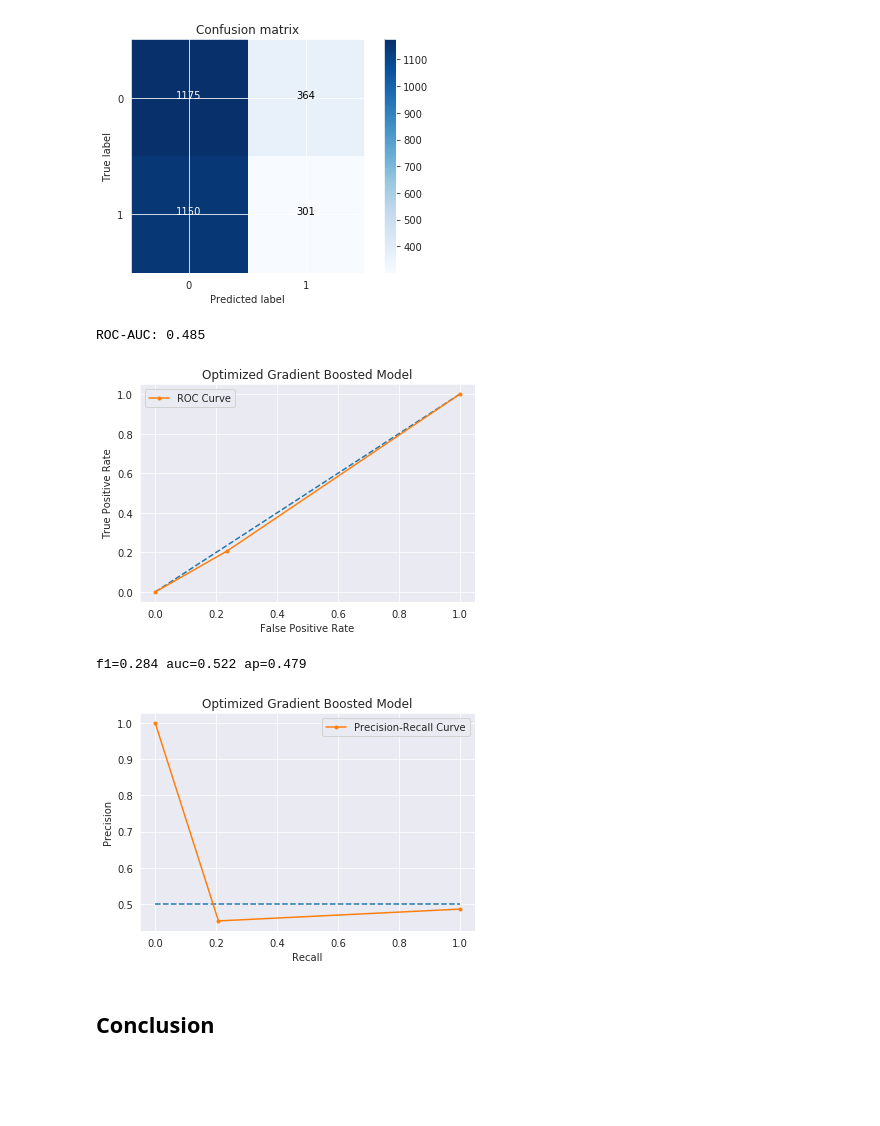
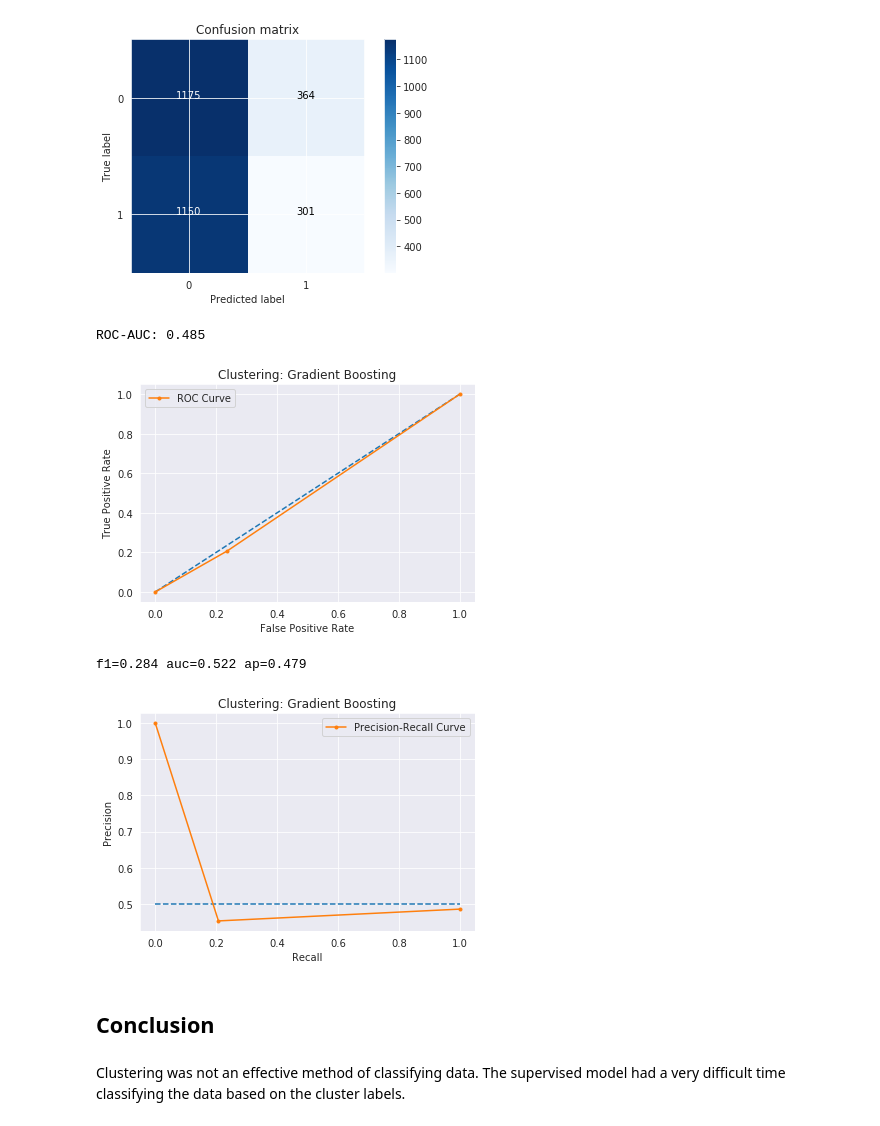
Before and after one commit to aarondelgiudice/thinkful, a Jupyter notebook: unit_7/capstone/7_1d_clustering.ipynb, the cells around one changed output. Saved outputs shown, nothing was run; the diff lists cells and outputs as text; code cells hidden in the pictures; blank space fills up the shorter version.

```diff
--- a/unit_7/capstone/7_1d_clustering.ipynb
+++ b/unit_7/capstone/7_1d_clustering.ipynb
@@ -621,25 +617,25 @@ Precision: 50.53763440860215%
 # %%
 from sklearn.metrics import roc_curve, roc_auc_score
 
 # calculate AUC
 roc_auc = roc_auc_score(target, y_pred)
 print('ROC-AUC: %.3f' % roc_auc)
 # calculate roc curve
 fpr, tpr, thresholds = roc_curve(target, y_pred)
 
 # plot no skill
 plt.plot([0, 1], [0, 1], linestyle='--')
 # plot the roc curve for the model
 plt.plot(fpr, tpr, marker='.', label='ROC Curve')
-plt.title('Optimized Gradient Boosted Model')
+plt.title('Clustering: Gradient Boosting')
 plt.ylabel('True Positive Rate')
 plt.xlabel('False Positive Rate')
 plt.legend()
 #plt.savefig('.png')
 plt.show()
 # %% [output]
 ROC-AUC: 0.485
-[figure, old version]
+[figure, new version]
 # %%
 from sklearn.metrics import precision_recall_curve, f1_score
 from sklearn.metrics import auc, average_precision_score
@@ -660,7 +656,7 @@ print('f1=%.3f auc=%.3f ap=%.3f' % (f1_score,
 plt.plot([0, 1], [0.5, 0.5], linestyle='--')
 # plot the precision-recall curve for the model
 plt.plot(recall, precision, marker='.', label='Precision-Recall Curve')
-plt.title('Optimized Gradient Boosted Model')
+plt.title('Clustering: Gradient Boosting')
 plt.xlabel('Recall')
 plt.ylabel('Precision')
 plt.legend()
@@ -668,6 +664,9 @@ plt.legend()
 plt.show()
 # %% [output]
 f1=0.284 auc=0.522 ap=0.479
-[figure, old version]
+[figure, new version]
 # %% [markdown]
 ## Conclusion
+# %% [markdown]
+Clustering was not an effective method of classifying data.
+The supervised model had a very difficult time classifying the data based on the cluster labels.
```
Also changed, not shown: parts of 11 cells of this notebook.
